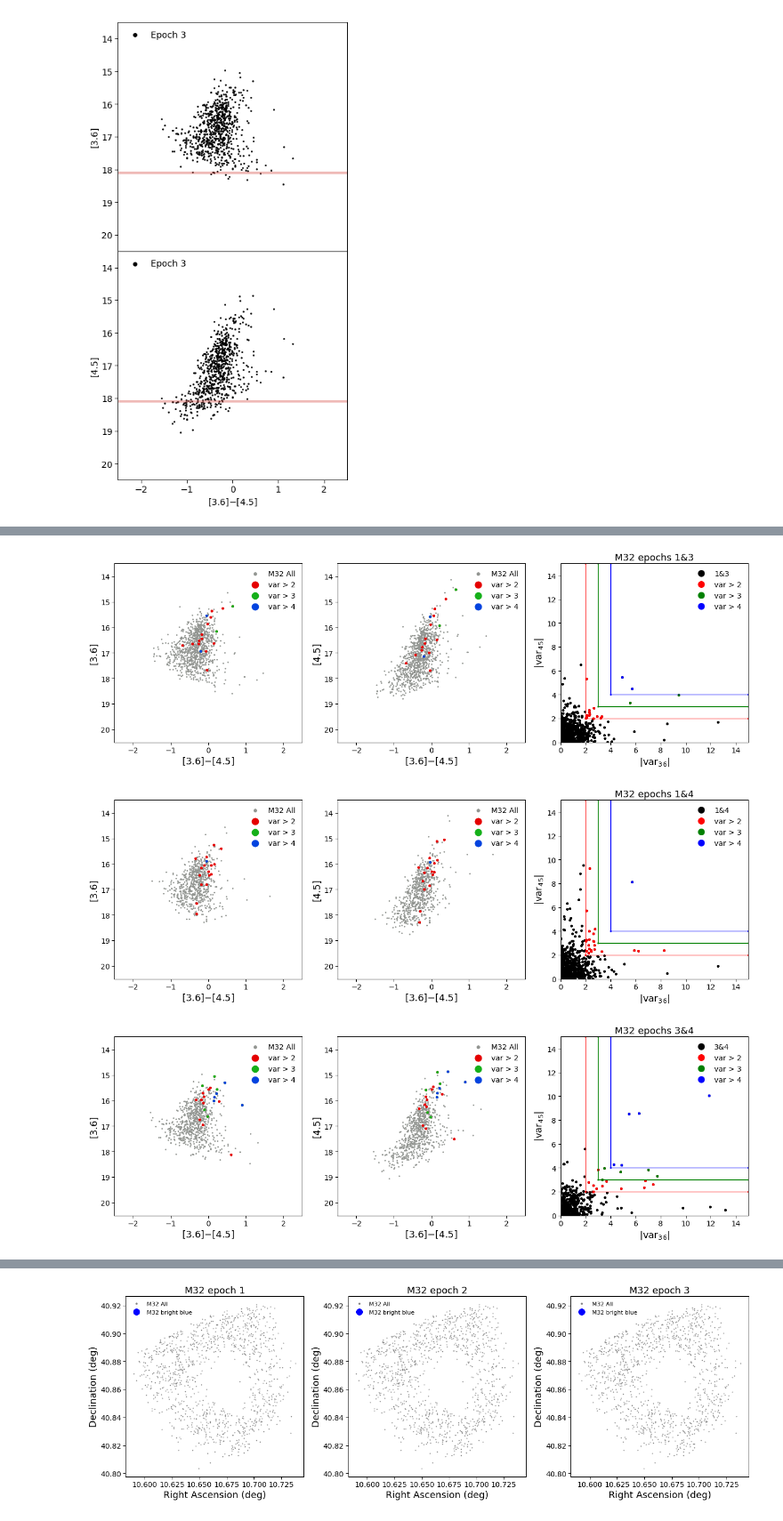
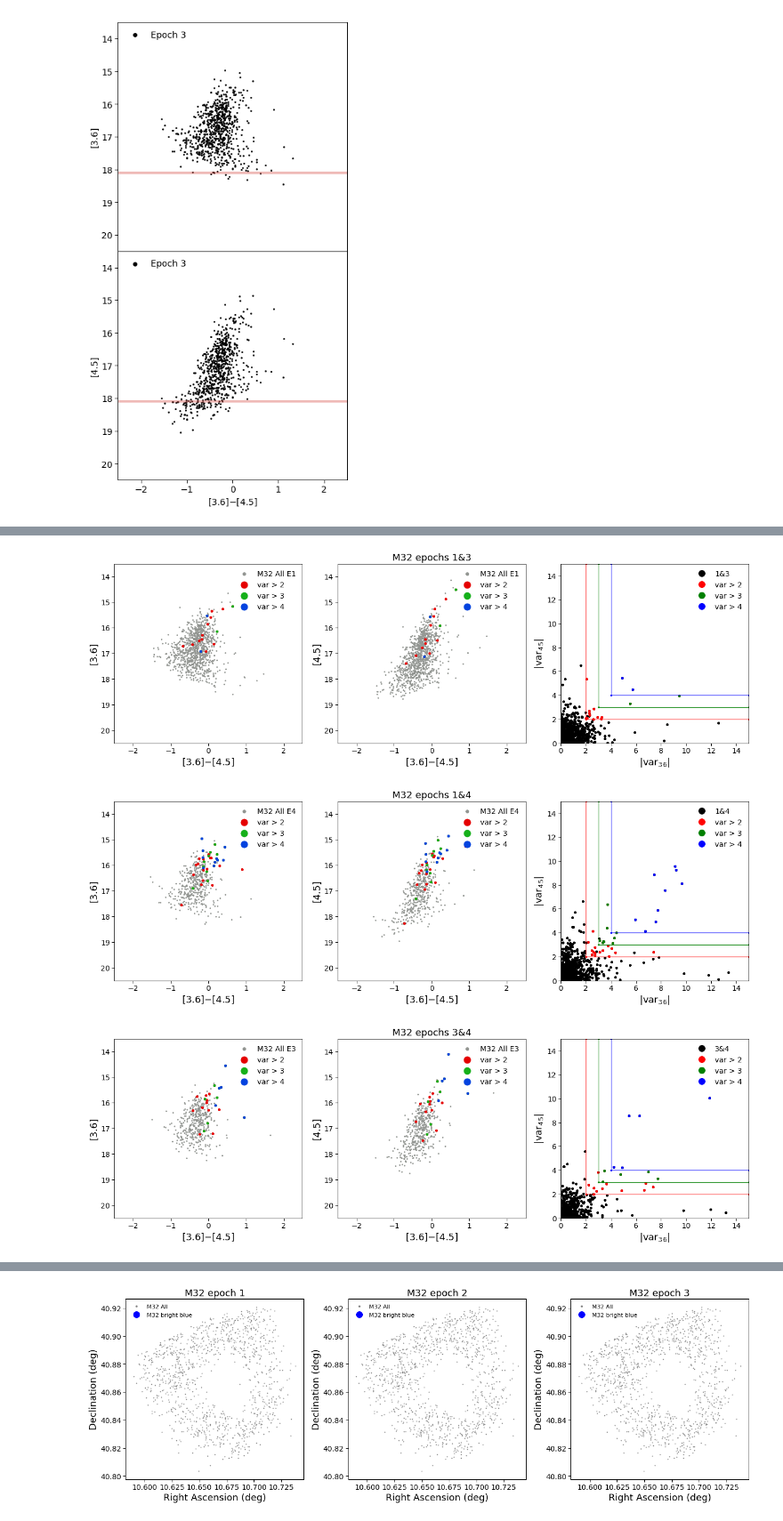
Before and after one commit to MichaelSharp7/M32, a Jupyter notebook: M32_CMD_CCD_clean.ipynb, the cells around one changed output, grey strips where cells are left out. Shown at 89% size. Drawn from its saved outputs; the diff is of its cells as text; code cells hidden in the pictures.

```diff
--- a/M32_CMD_CCD_clean.ipynb
+++ b/M32_CMD_CCD_clean.ipynb
@@ -254,6 +461,6 @@ plt.close()
 # %%
-# Function to plot CMD without lines
-def CMD(table,A,B,C,D,index,var_idx_2,var_idx_3,var_idx_4,xlabel,ylabel,xlim,ylim,epoch):
+# This one is to isolate on v_36/v_45 graph and plot on CMD
+def CMD(table,A,B,C,D,mag_index,var_idx,var_idx_2,var_idx_3,var_idx_4,xlabel,ylabel,xlim,ylim,epochs, epoch):
     plt.rc('font', family='sans-serif')
     plt.rc("xtick", labelsize=14)
     plt.rc("ytick", labelsize=14)
@@ -266,7 +473,7 @@ def CMD(table,A,B,C,D,index,var_idx_2,var_idx_3,var_idx_4,xlabel,ylabel,xlim,yli
 
     plt.subplot(1,3,1)
     # Plot all sensible stars which satify the cut criteria
-    plt.scatter(table[A][index]-table[B][index], table[A][index], s=3.9,color=sns.xkcd_rgb['grey'], label="M32 All")
+    plt.scatter(table[A][mag_index]-table[B][mag_index], table[A][mag_index], s=3.9,color=sns.xkcd_rgb['grey'], label="M32 All "+epoch)
     # Overplot variable sources
     plt.scatter(table[A][var_idx_2]-table[B][var_idx_2], table[A][var_idx_2],s=19,color=sns.xkcd_rgb['red'],label="var > 2")
     plt.scatter(table[A][var_idx_3]-table[B][var_idx_3], table[A][var_idx_3],s=19,color=sns.xkcd_rgb['green'],label="var > 3")
@@ -282,7 +489,7 @@ def CMD(table,A,B,C,D,index,var_idx_2,var_idx_3,var_idx_4,xlabel,ylabel,xlim,yli
 
     plt.subplot(1,3,2)
     # Plot all sensible stars which satify the cut criteria
-    plt.scatter(table[A][index]-table[B][index], table[B][index], s=3.9,color=sns.xkcd_rgb['grey'], label="M32 All")
+    plt.scatter(table[A][mag_index]-table[B][mag_index], table[B][mag_index], s=3.9,color=sns.xkcd_rgb['grey'], label="M32 All "+epoch)
     # Overplot variable sources
     plt.scatter(table[A][var_idx_2]-table[B][var_idx_2], table[B][var_idx_2],s=19,color=sns.xkcd_rgb['red'],label="var > 2")
     plt.scatter(table[A][var_idx_3]-table[B][var_idx_3], table[B][var_idx_3],s=19,color=sns.xkcd_rgb['green'],label="var > 3")
@@ -294,70 +501,73 @@ def CMD(table,A,B,C,D,index,var_idx_2,var_idx_3,var_idx_4,xlabel,ylabel,xlim,yli
     plt.xlim(xlim)
     plt.ylim(ylim)
     # Add a legend
+    plt.title('M32 epochs '+epochs, fontsize=18)
     plt.legend(loc="upper right",frameon=False, scatterpoints=1, numpoints=1, markerscale=3.)
 
-    # Make the actual plot
     plt.subplot(1,3,3)
-    plt.plot(data[C], data[D], 'o', color='black', ms=4, label=epoch)
+    plt.plot(data[C][var_idx], data[D][var_idx], 'o', color='black', ms=4, label=epochs)
     # Overplot variable sources
     plt.plot(data[C][var_idx_2], data[D][var_idx_2], 'o', color='red', ms=4,label="var > 2")
     plt.plot(data[C][var_idx_3], data[D][var_idx_3], 'o', color='green', ms=4,label="var > 3")
     plt.plot(data[C][var_idx_4], data[D][var_idx_4], 'o', color='blue', ms=4,label="var > 4")
     plt.xlabel('|var$_3$$_6$|', size=18)
     plt.ylabel('|var$_4$$_5$|', size=18)
     plt.xlim(0,15)
     plt.ylim(0,15)
     plt.plot([2,2,15],[15,2,2],marker='.',color='red')
     plt.plot([3,3,15],[15,3,3],marker='.',color='green')
     plt.plot([4,4,15],[15,4,4],marker='.',color='blue')
     plt.legend(loc="upper right",frameon=False, scatterpoints=1, numpoints=1, markerscale=3.)
 
-    plt.title('M32 epochs '+epoch, fontsize=18)
     #plt.savefig("bla.pdf", bbox_inches='tight')    # Saves the figure is uncommented
     plt.tight_layout()
     plt.show()
     plt.close()
 
 
 #CMD(data,'mag_36_1','mag_45_1',good_E1_idx,'[3.6]$-$[4.5]','[3.6]',(-2.5,2.5),(20.5,13.5),'1')
 #CMD(data,'mag_36_1','mag_45_1',great_E1_idx,'[3.6]$-$[4.5]','[3.6]',(-2.5,2.5),(20.5,13.5),'1great')
 #CMD(data,'mag_36_3','mag_45_3',good_E3_idx,'[3.6]$-$[4.5]','[3.6]',(-2.5,2.5),(20.5,13.5),'3')
 #CMD(data,'mag_36_3','mag_45_3',great_E3_idx,'[3.6]$-$[4.5]','[3.6]',(-2.5,2.5),(20.5,13.5),'3great')
 #CMD(data,'mag_36_4','mag_45_4',good_E4_idx,'[3.6]$-$[4.5]','[3.6]',(-2.5,2.5),(20.5,13.5),'4')
 #CMD(data,'mag_36_4','mag_45_4',great_E4_idx,'[3.6]$-$[4.5]','[3.6]',(-2.5,2.5),(20.5,13.5),'4great')
 #bgd_data = ascii.read('background/background_good_mean_fits.csv')
 #good_bgd_idx = np.where(bgd_data['ID']!=0)
 #CMD(bgd_data,'S1_0_MAG1_0','S2_0_MAG2_0',good_bgd_idx,'[3.6]$-$[4.5]','[3.6]',(-2.5,2.5),(20.5,13.5),' bgd')
 
-good_var_1_3_idx_2 = np.where((data['var_36_1_3_abs']!=-99)&(data['var_36_1_3_abs']>2)&
-                              (data['var_45_1_3_abs']!=-99)&(data['var_45_1_3_abs']>2))
-good_var_1_3_idx_3 = np.where((data['var_36_1_3_abs']!=-99)&(data['var_36_1_3_abs']>3)&
-                              (data['var_45_1_3_abs']!=-99)&(data['var_45_1_3_abs']>3))
-good_var_1_3_idx_4 = np.where((data['var_36_1_3_abs']!=-99)&(data['var_36_1_3_abs']>4)&
-                              (data['var_45_1_3_abs']!=-99)&(data['var_45_1_3_abs']>4))
+good_var_1_3_idx_2 = np.where(((data['var_36_1_3_abs']!=-99)&(data['var_45_1_3_abs']!=-99))&
+                              (((data['var_36_1_3']<-2)&(data['var_45_1_3']<-2))|(data['var_36_1_3']>2)&(data['var_45_1_3']>2)))
+good_var_1_3_idx_3 = np.where(((data['var_36_1_3_abs']!=-99)&(data['var_45_1_3_abs']!=-99))&
+                              (((data['var_36_1_3']<-3)&(data['var_45_1_3']<-3))|(data['var_36_1_3']>3)&(data['var_45_1_3']>3)))
+good_var_1_3_idx_4 = np.where(((data['var_36_1_3_abs']!=-99)&(data['var_45_1_3_abs']!=-99))&
+                              (((data['var_36_1_3']<-4)&(data['var_45_1_3']<-4))|(data['var_36_1_3']>4)&(data['var_45_1_3']>4)))
 
-good_var_1_4_idx_2 = np.where((data['var_36_1_3_abs']!=-99)&(data['var_36_1_3_abs']>2)&
-                              (data['var_45_1_4_abs']!=-99)&(data['var_45_1_4_abs']>2))
-good_var_1_4_idx_3 = np.where((data['var_36_1_3_abs']!=-99)&(data['var_36_1_3_abs']>3)&
-                              (data['var_45_1_4_abs']!=-99)&(data['var_45_1_4_abs']>3))
-good_var_1_4_idx_4 = np.where((data['var_36_1_3_abs']!=-99)&(data['var_36_1_3_abs']>4)&
-                              (data['var_45_1_4_abs']!=-99)&(data['var_45_1_4_abs']>4))
+good_var_1_4_idx_2 = np.where(((data['var_36_1_4_abs']!=-99)&(data['var_45_1_4_abs']!=-99))&
+                              (((data['var_36_1_4']<-2)&(data['var_45_1_4']<-2))|(data['var_36_1_4']>2)&(data['var_45_1_4']>2)))
+good_var_1_4_idx_3 = np.where(((data['var_36_1_4_abs']!=-99)&(data['var_45_1_4_abs']!=-99))&
+                              (((data['var_36_1_4']<-3)&(data['var_45_1_4']<-3))|(data['var_36_1_4']>3)&(data['var_45_1_4']>3)))
+good_var_1_4_idx_4 = np.where(((data['var_36_1_4_abs']!=-99)&(data['var_45_1_4_abs']!=-99))&
+                              (((data['var_36_1_4']<-4)&(data['var_45_1_4']<-4))|(data['var_36_1_4']>4)&(data['var_45_1_4']>4)))
 
-good_var_3_4_idx_2 = np.where((data['var_36_3_4_abs']!=-99)&(data['var_36_3_4_abs']>2)&
-                              (data['var_45_3_4_abs']!=-99)&(data['var_45_3_4_abs']>2))
-good_var_3_4_idx_3 = np.where((data['var_36_3_4_abs']!=-99)&(data['var_36_3_4_abs']>3)&
-                              (data['var_45_3_4_abs']!=-99)&(data['var_45_3_4_abs']>3))
-good_var_3_4_idx_4 = np.where((data['var_36_3_4_abs']!=-99)&(data['var_36_3_4_abs']>4)&
-                              (data['var_45_3_4_abs']!=-99)&(data['var_45_3_4_abs']>4))
-#good_var_1_4_idx = np.where((data['var_36_1_3_abs']!=-99) & (data['var_45_1_4_abs']!=-99))
-#good_var_3_4_idx = np.where((data['var_36_3_4_abs']!=-99) & (data['var_45_3_4_abs']!=-99))
-CMD(data,'mag_36_1','mag_45_1','var_36_1_3_abs','var_45_1_3_abs',good_E1_idx,good_var_1_3_idx_2,good_var_1_3_idx_3,
-    good_var_1_3_idx_4,'[3.6]$-$[4.5]','[3.6]',(-2.5,2.5),(20.5,13.5),'1&3')
-CMD(data,'mag_36_3','mag_45_3','var_36_1_3_abs','var_45_1_4_abs',good_E3_idx,good_var_1_4_idx_2,good_var_1_4_idx_3,
-    good_var_1_4_idx_4,'[3.6]$-$[4.5]','[3.6]',(-2.5,2.5),(20.5,13.5),'1&4')
-CMD(data,'mag_36_4','mag_45_4','var_36_3_4_abs','var_45_3_4_abs',good_E4_idx,good_var_3_4_idx_2,good_var_3_4_idx_3,
-    good_var_3_4_idx_4,'[3.6]$-$[4.5]','[3.6]',(-2.5,2.5),(20.5,13.5),'3&4')
+good_var_3_4_idx_2 = np.where(((data['var_36_3_4_abs']!=-99)&(data['var_45_3_4_abs']!=-99))&
+                              (((data['var_36_3_4']<-2)&(data['var_45_3_4']<-2))|(data['var_36_3_4']>2)&(data['var_45_3_4']>2)))
+good_var_3_4_idx_3 = np.where(((data['var_36_3_4_abs']!=-99)&(data['var_45_3_4_abs']!=-99))&
+                              (((data['var_36_3_4']<-3)&(data['var_45_3_4']<-3))|(data['var_36_3_4']>3)&(data['var_45_3_4']>3)))
+good_var_3_4_idx_4 = np.where(((data['var_36_3_4_abs']!=-99)&(data['var_45_3_4_abs']!=-99))&
+                              (((data['var_36_3_4']<-4)&(data['var_45_3_4']<-4))|(data['var_36_3_4']>4)&(data['var_45_3_4']>4)))
+
+good_var_1_3_idx = np.where((data['var_36_1_3_abs']!=-99) & (data['var_45_1_3_abs']!=-99))
+good_var_1_4_idx = np.where((data['var_36_1_4_abs']!=-99) & (data['var_45_1_4_abs']!=-99))
+good_var_3_4_idx = np.where((data['var_36_3_4_abs']!=-99) & (data['var_45_3_4_abs']!=-99))
+
+# Note 2nd and 3rd parameters pertain to the CMD axes. These have been chosen to be one of the two epochs in question
+CMD(data,'mag_36_1','mag_45_1','var_36_1_3_abs','var_45_1_3_abs',good_E1_idx,good_var_1_3_idx,good_var_1_3_idx_2,
+    good_var_1_3_idx_3,good_var_1_3_idx_4,'[3.6]$-$[4.5]','[3.6]',(-2.5,2.5),(20.5,13.5),'1&3','E1')
+CMD(data,'mag_36_4','mag_45_4','var_36_1_4_abs','var_45_1_4_abs',good_E3_idx,good_var_1_4_idx,good_var_1_4_idx_2,
+    good_var_1_4_idx_3,good_var_1_4_idx_4,'[3.6]$-$[4.5]','[3.6]',(-2.5,2.5),(20.5,13.5),'1&4','E4')
+CMD(data,'mag_36_3','mag_45_3','var_36_3_4_abs','var_45_3_4_abs',good_E4_idx,good_var_3_4_idx,good_var_3_4_idx_2,
+    good_var_3_4_idx_3,good_var_3_4_idx_4,'[3.6]$-$[4.5]','[3.6]',(-2.5,2.5),(20.5,13.5),'3&4','E3')
 # %% [output]
-[figure, old version]
+[figure, new version]
-[figure, old version]
+[figure, new version]
-[figure, old version]
+[figure, new version]
```
Also changed, not shown: parts of 13 cells of this notebook, 1 other file.
